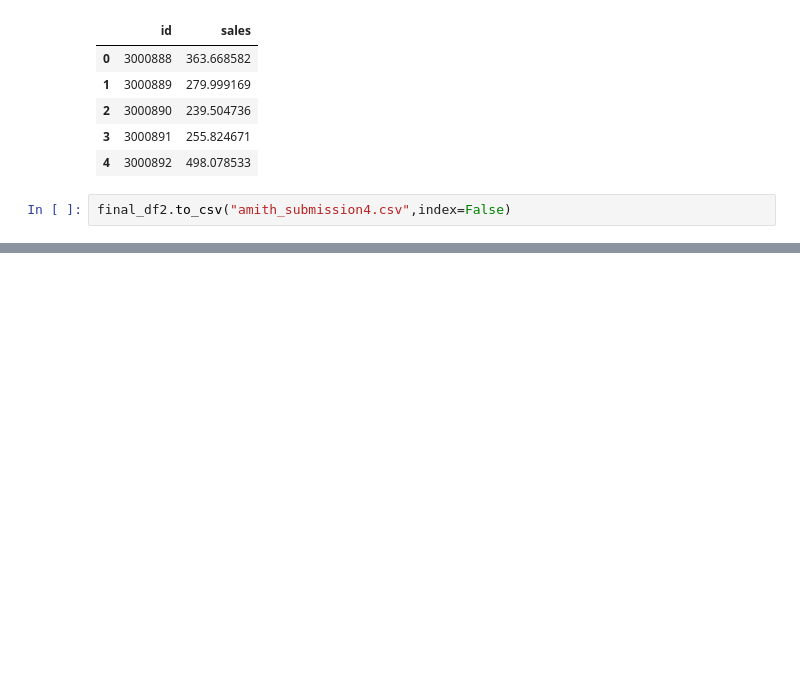
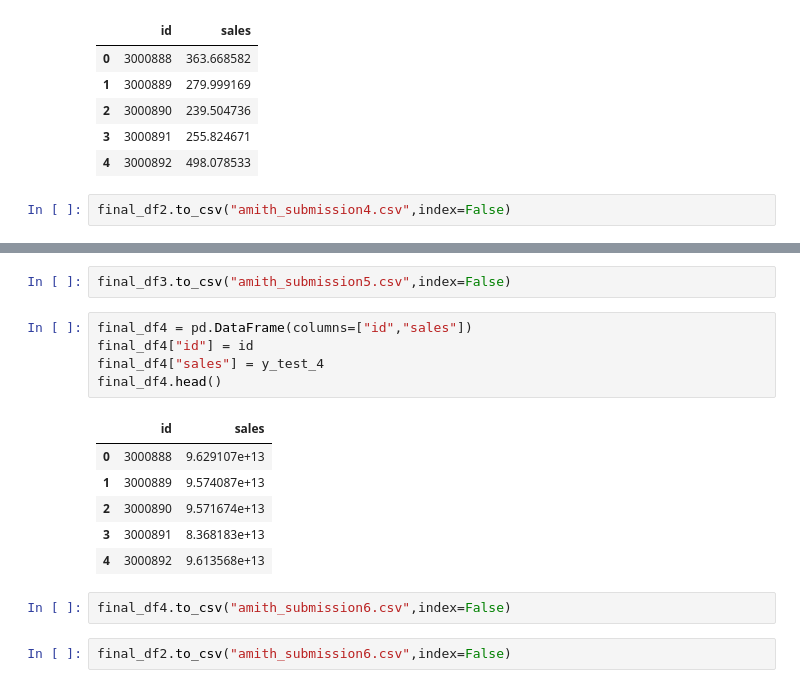
Before and after one commit to amith-vardhan99/kaggle, a Jupyter notebook: Store Sales - Time Series Forecasting/machlearn.ipynb, the cells around one changed output, grey strips where cells are left out. Saved outputs shown, nothing was run; the diff lists cells and outputs as text; blank space fills up the shorter version.

```diff
--- a/Store Sales - Time Series Forecasting/machlearn.ipynb
+++ b/Store Sales - Time Series Forecasting/machlearn.ipynb
@@ -232,0 +293,18 @@ final_df2.to_csv("amith_submission4.csv",index=False)
+# %%
+final_df3.to_csv("amith_submission5.csv",index=False)
+# %%
+final_df4 = pd.DataFrame(columns=["id","sales"])
+final_df4["id"] = id
+final_df4["sales"] = y_test_4
+final_df4.head()
+# %% [output]
+|  | id | sales |
+| 0 | 3000888 | 9.629107e+13 |
+| 1 | 3000889 | 9.574087e+13 |
+| 2 | 3000890 | 9.571674e+13 |
+| 3 | 3000891 | 8.368183e+13 |
+| 4 | 3000892 | 9.613568e+13 |
+# %%
+final_df4.to_csv("amith_submission6.csv",index=False)
+# %%
+final_df2.to_csv("amith_submission6.csv",index=False)
```
Also changed, not shown: parts of 9 cells of this notebook, 3 other files.
